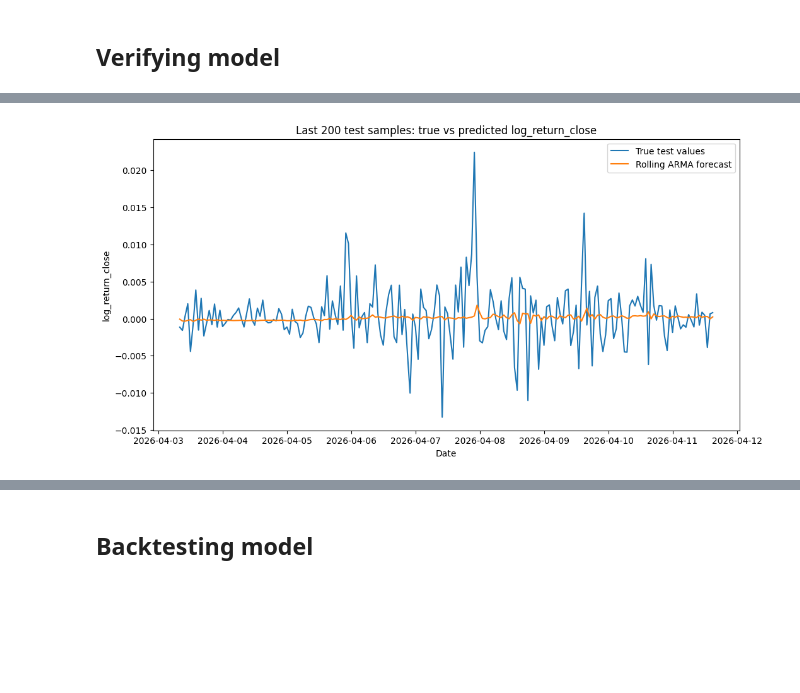
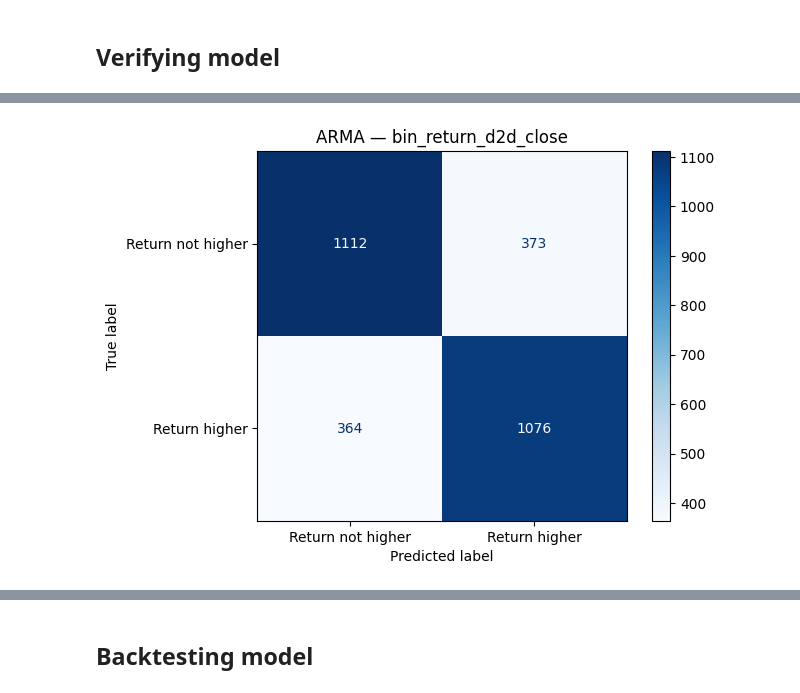
Before and after one commit to mikosovsky/master-thesis, a Jupyter notebook: notebooks/classification_return/log_ARMA_undo.ipynb, the cells around one changed output, grey strips where cells are left out. Drawn from its saved outputs; the diff is of its cells as text; code cells hidden in the pictures; blank space fills up the shorter version.

```diff
--- a/notebooks/classification_return/log_ARMA_undo.ipynb
+++ b/notebooks/classification_return/log_ARMA_undo.ipynb
@@ -36,24 +37,31 @@ TICKER = "BTC/USDT"
 END_DATE = CLIENT.parse8601("2026-03-31T20:00:00Z")
 START_DATE = CLIENT.parse8601("2023-11-03T20:00:00Z")
 TIMEFRAME = "1h"
-TEST_SPLIT_RATIO = 0.15
+TRAIN_TEST_SPLIT_RATIO = 0.7
 WINDOW_SIZE = 240
 AR_ORDER_CANDIDATES = range(0, 3)
 MA_ORDER_CANDIDATES = range(0, 3)
-FORECAST_STEPS = 24
 OUTPUT_VALUE = "log_return_close"
+CLASSIFICATION_TARGET = "bin_return_d2d_close"  # same name as XGBoost / Random Forest
+RETURN_SCALE = 100.0  # numerical conditioning; forecasts are divided by this factor
+START_CASH = 1000.0
+BET_PAYOUT = 10.0
 # %% [markdown]
 ## Fetching data
 # %%
 def fetch_data(client, ticker, start_date, end_date, timeframe):
     data = []
     while start_date < end_date:
+        limit = 1000 if end_date - start_date >= TIMEFRAME_DICT[timeframe] * 1000 else (end_date - start_date) // (TIMEFRAME_DICT[timeframe])
+        if limit <= 0:
+            break
         data = data + client.fetch_ohlcv(
             ticker,
             timeframe=timeframe,
             since=start_date,
-            limit=1000,
+            limit=limit,
         )
+
         start_date = data[-1][0] + TIMEFRAME_DICT[timeframe] - 1 # -1 to avoid duplicates
     return data
 
@@ -62,6 +70,7 @@ def preprocess_data(data):
         data,
         columns=["Date", "Open", "High", "Low", "Close", "Volume"]
     )
+    # data = data.where(data["Date"] <= END_DATE + 4 * TIMEFRAME_DICT["1h"]).dropna()
     data["Date"] = pd.to_datetime(data["Date"], unit="ms")
     data = data.set_index("Date")
     return data
@@ -275,11 +287,16 @@ selected_orders_df.head(10)
 # %% [markdown]
 ## Verifying model
 # %%
-comparison_df = pd.DataFrame(
-    {
-        "y_true": test_series,
-        "y_pred": test_forecast,
-    }
-)
+comparison_df = pd.DataFrame({
+    "y_true": test_series,
+    "y_pred": test_forecast,
+    "previous_log_return": previous_returns,
+    "true_class": y_test,
+})
+# No differencing of consecutive forecasts: compare forecast r[t] to observed r[t-1].
+comparison_df["predicted_class"] = (
+    comparison_df.y_pred > comparison_df.previous_log_return
+).astype(int)
+y_pred = comparison_df.predicted_class
 comparison_df.head(10)
 # %% [output]
@@ -319,14 +347,10 @@ plt.show()
 # %%
-plt.figure(figsize=(12, 6))
-plt.plot(comparison_df.tail(200).index, comparison_df.tail(200)["y_true"], label="True test values")
-plt.plot(comparison_df.tail(200).index, comparison_df.tail(200)["y_pred"], label="Rolling ARMA forecast")
-plt.title("Last 200 test samples: true vs predicted log_return_close")
-plt.xlabel("Date")
-plt.ylabel("log_return_close")
-plt.legend()
+ConfusionMatrixDisplay.from_predictions(y_test, y_pred, labels=[0, 1],
+    display_labels=["Return not higher", "Return higher"], cmap="Blues")
+plt.title(f"ARMA — {CLASSIFICATION_TARGET}")
 plt.show()
 # %% [output]
-[figure, old version]
+[figure, new version]
 # %%
 fig, axes = plt.subplots(1, 2, figsize=(14, 5))
 selected_orders_df["p"].value_counts().sort_index().plot(kind="bar", ax=axes[0], title="Selected p on test split")
```
Also changed, not shown: parts of 14 cells of this notebook, 14 other files.
